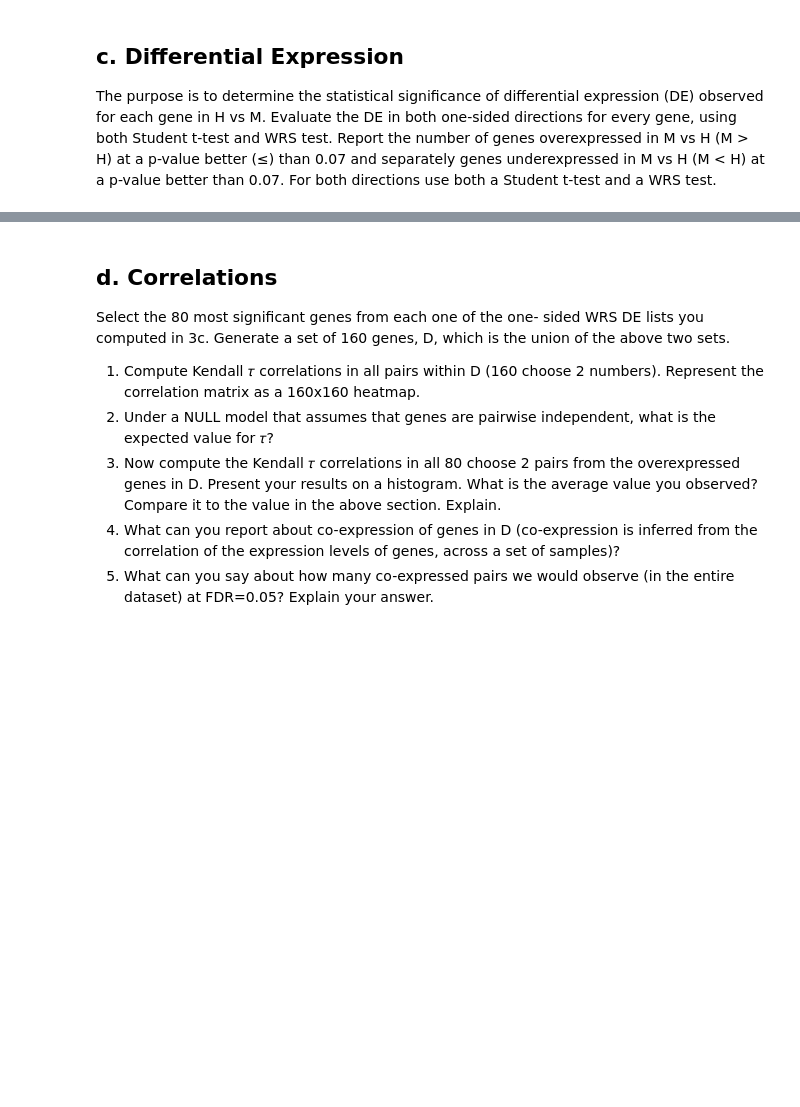
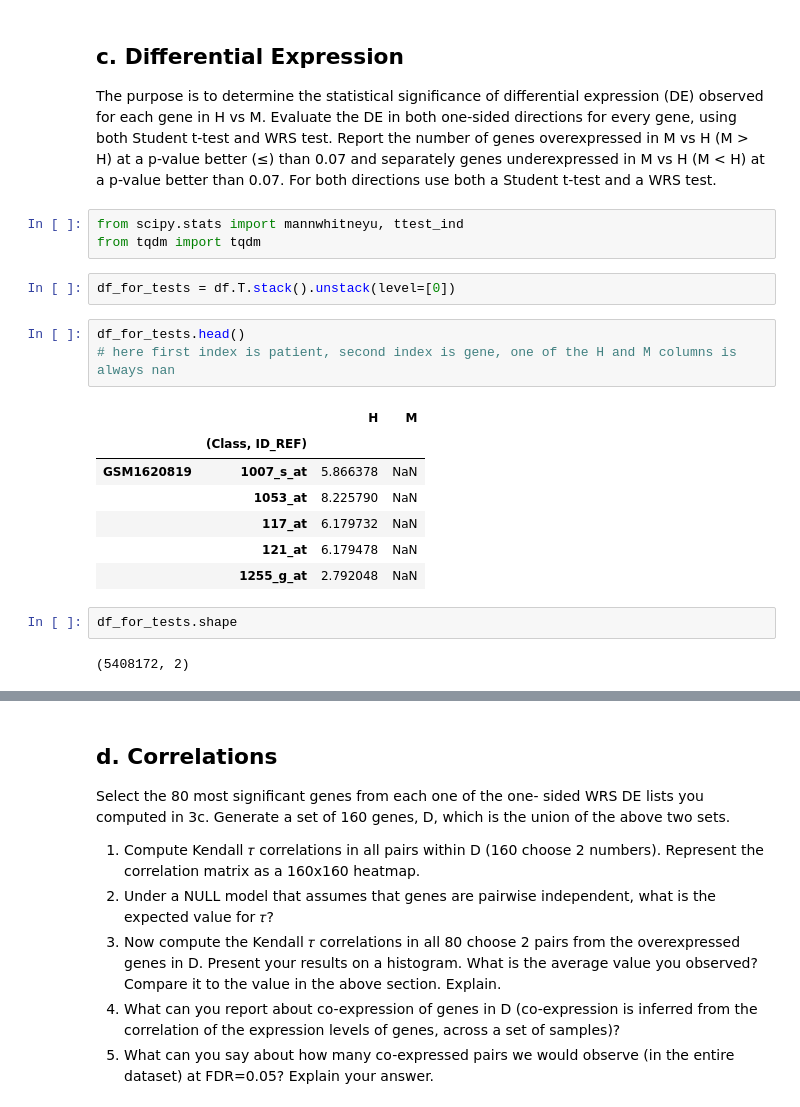
Before and after one commit to barboym/hw_statistics_runi, a Jupyter notebook: HW4.ipynb, the cells around one changed output, grey strips where cells are left out. Drawn from its saved outputs; the diff is of its cells as text; blank space fills up the shorter version.

```diff
--- a/HW4.ipynb
+++ b/HW4.ipynb
@@ -127,3 +162,23 @@ Report the number of genes overexpressed in M vs H (M > H) at
 a p-value better (≤) than 0.07 and separately genes
 underexpressed in M vs H (M < H) at a p-value better than 0.07.
 For both directions use both a Student t-test and a WRS test.
+# %%
+from scipy.stats import mannwhitneyu, ttest_ind
+from tqdm import tqdm
+# %%
+df_for_tests = df.T.stack().unstack(level=[0])
+# %%
+df_for_tests.head()
+# here first index is patient, second index is gene, one of the H and M columns is always nan
+# %% [output]
+|  |  | H | M |
+|  | (Class, ID_REF) |  |  |
+| GSM1620819 | 1007_s_at | 5.866378 | NaN |
+|  | 1053_at | 8.225790 | NaN |
+|  | 117_at | 6.179732 | NaN |
+|  | 121_at | 6.179478 | NaN |
+|  | 1255_g_at | 2.792048 | NaN |
+# %%
+df_for_tests.shape
+# %% [output]
+(5408172, 2)
```
Also changed, not shown: parts of 10 cells of this notebook.
